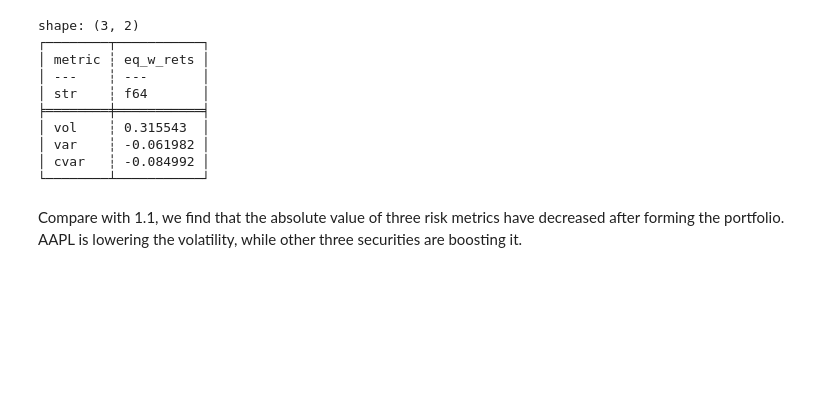
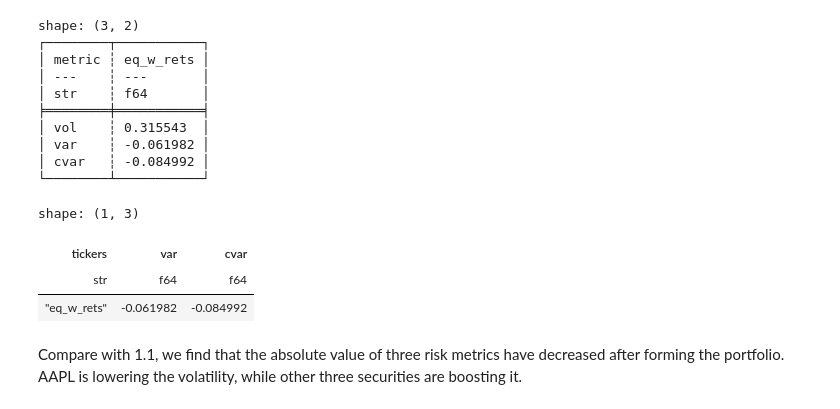
Before and after one commit to dafuzhu-uchi/finm-367, a Jupyter notebook: assignment/hw3/hw3_exercise.ipynb, the cells around one changed output. Saved outputs shown, nothing was run; the diff lists cells and outputs as text; code cells hidden in the pictures; blank space fills up the shorter version.

```diff
--- a/assignment/hw3/hw3_exercise.ipynb
+++ b/assignment/hw3/hw3_exercise.ipynb
@@ -102,6 +104,13 @@ shape: (3, 2)
 │ var    ┆ -0.061982 │
 │ cvar   ┆ -0.084992 │
 └────────┴───────────┘
+# %%
+var_cvar(eq_w_port)
+# %% [output]
+shape: (1, 3)
+| tickers | var | cvar |
+| str | f64 | f64 |
+| "eq_w_rets" | -0.061982 | -0.084992 |
 # %% [markdown]
 Compare with 1.1, we find that the absolute value of three risk metrics have decreased after forming the portfolio. AAPL is lowering the volatility, while other three securities are boosting it.
 # %% [markdown]
```
Also changed, not shown: parts of 5 cells of this notebook, 6 other files.
